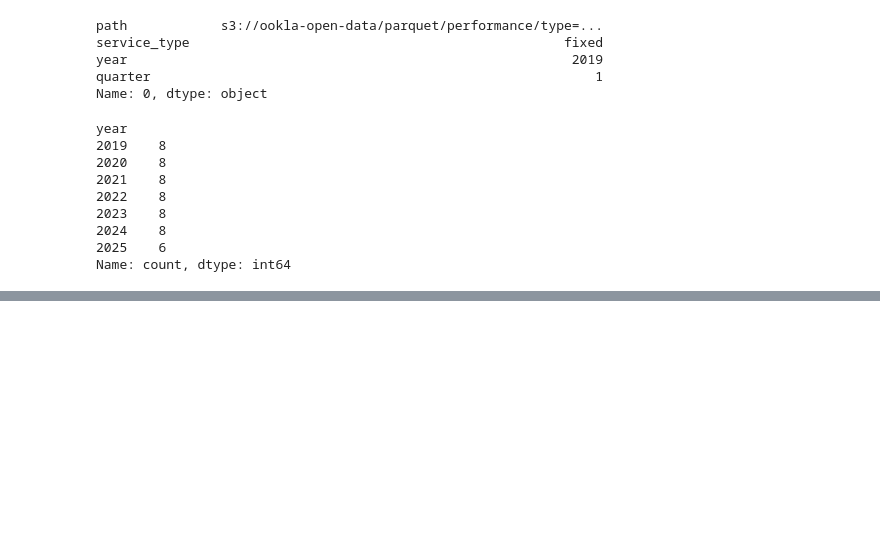
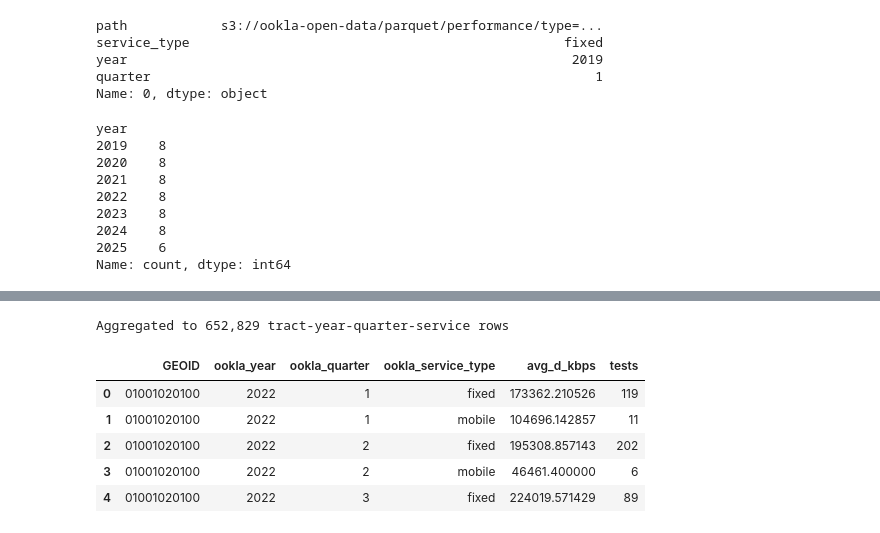
Before and after one commit to maxbusboom/WirelessIncome, a Jupyter notebook: notebooks/ericbusboom/02_ookla_data.ipynb, the cells around one changed output, grey strips where cells are left out. Saved outputs shown, nothing was run; the diff lists cells and outputs as text; code cells hidden in the pictures; blank space fills up the shorter version.

```diff
--- a/notebooks/ericbusboom/02_ookla_data.ipynb
+++ b/notebooks/ericbusboom/02_ookla_data.ipynb
@@ -205,0 +281,20 @@ point_gdf.shape
+# %%
+group_cols = ["GEOID", "ookla_year", "ookla_quarter", "ookla_service_type"]
+metric_map = {"avg_d_kbps": "mean", "tests": "sum"}
+
+df = (
+    joined.groupby(group_cols)
+    .agg(metric_map)
+    .reset_index()
+)
+
+print(f"Aggregated to {len(df):,} tract-year-quarter-service rows")
+df.head()
+# %% [output]
+Aggregated to 652,829 tract-year-quarter-service rows
+|  | GEOID | ookla_year | ookla_quarter | ookla_service_type | avg_d_kbps | tests |
+| 0 | 01001020100 | 2022 | 1 | fixed | 173362.210526 | 119 |
+| 1 | 01001020100 | 2022 | 1 | mobile | 104696.142857 | 11 |
+| 2 | 01001020100 | 2022 | 2 | fixed | 195308.857143 | 202 |
+| 3 | 01001020100 | 2022 | 2 | mobile | 46461.400000 | 6 |
+| 4 | 01001020100 | 2022 | 3 | fixed | 224019.571429 | 89 |
```
Also changed, not shown: parts of 9 cells of this notebook, 5 other files.
